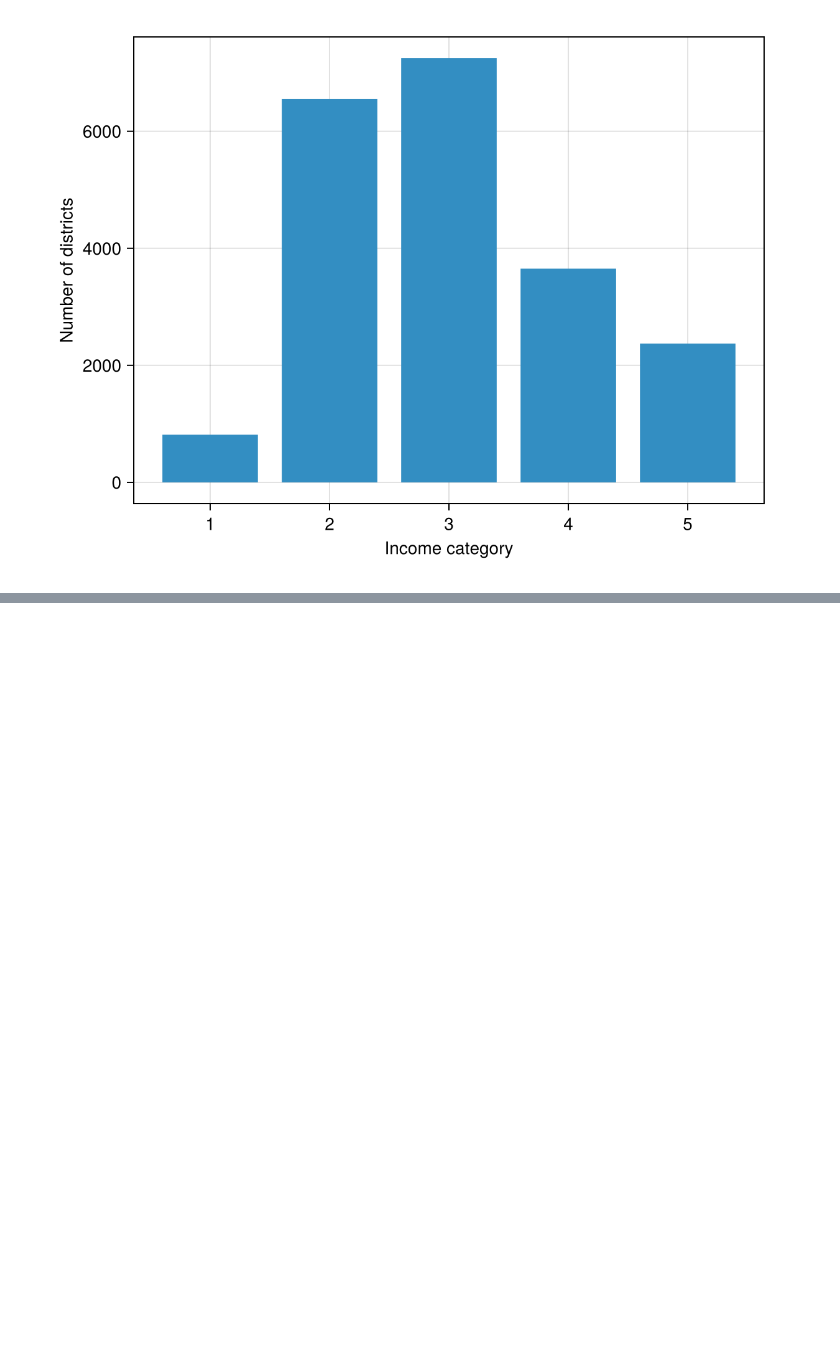
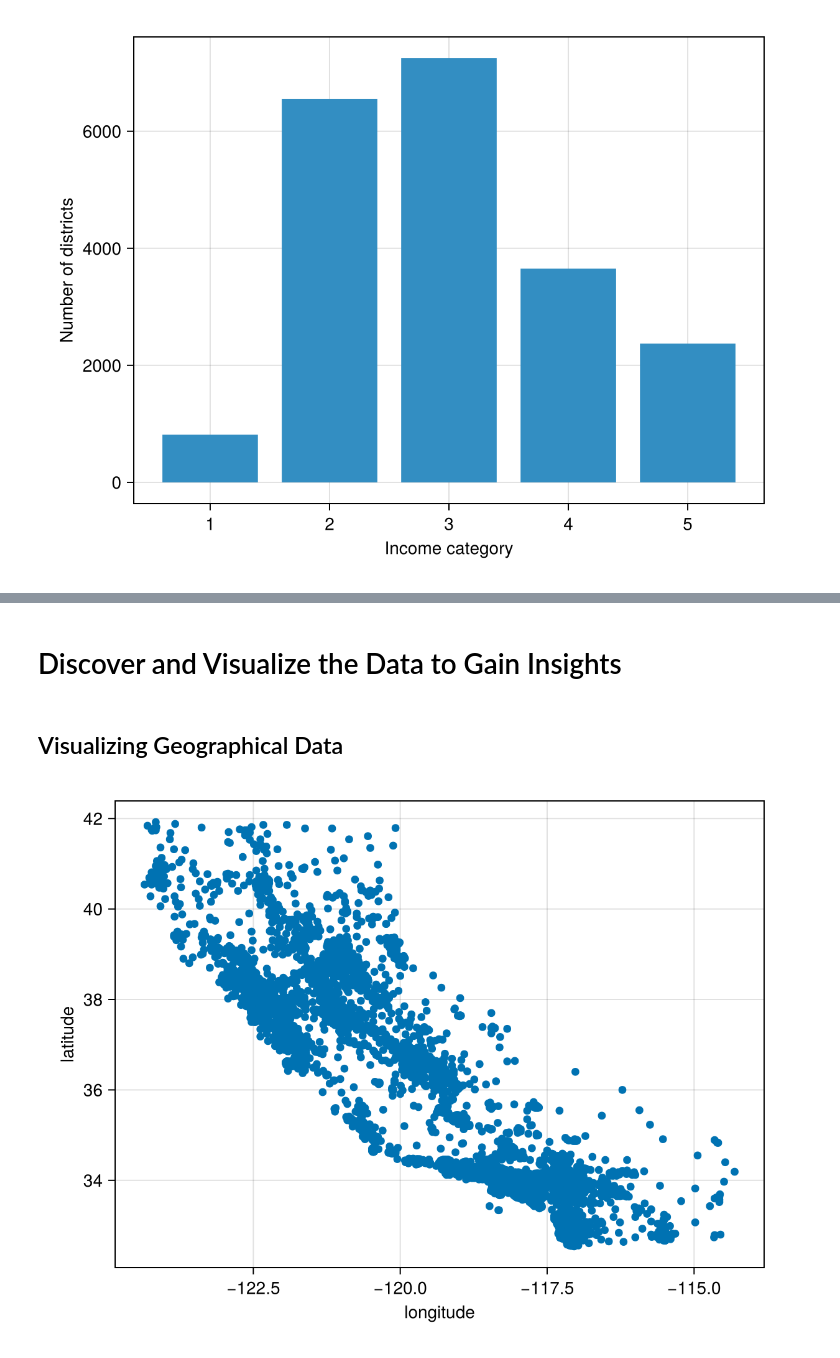
Before and after one commit to taigua/handson-mlj, a Jupyter notebook: 02_end_to_end_machine_learning_project.ipynb, the cells around one changed output, grey strips where cells are left out. Drawn from its saved outputs; the diff is of its cells as text; code cells hidden in the pictures; blank space fills up the shorter version.

```diff
--- a/02_end_to_end_machine_learning_project.ipynb
+++ b/02_end_to_end_machine_learning_project.ipynb
@@ -215,3 +222,5 @@ barplot!(ax, cat_counts.income_cat, cat_counts.count)
 fig
 # %% [output]
 [figure]
+# %%
+strat_train_set, strat_test_set = MLJ.partition(housing_full, 0.8; rng=42, stratify=housing_full.income_cat);
@@ -217,0 +283,13 @@ fig
+# %% [markdown]
+# Discover and Visualize the Data to Gain Insights
+# %%
+housing = copy(strat_train_set, copycols=true);
+# %% [markdown]
+## Visualizing Geographical Data
+# %%
+fig = Figure()
+ax = Axis(fig[1, 1]; xlabel="longitude", ylabel="latitude")
+scatter!(ax, housing.longitude, housing.latitude)
+fig
+# %% [output]
+[figure, added]
```
Also changed, not shown: parts of 11 cells of this notebook.
